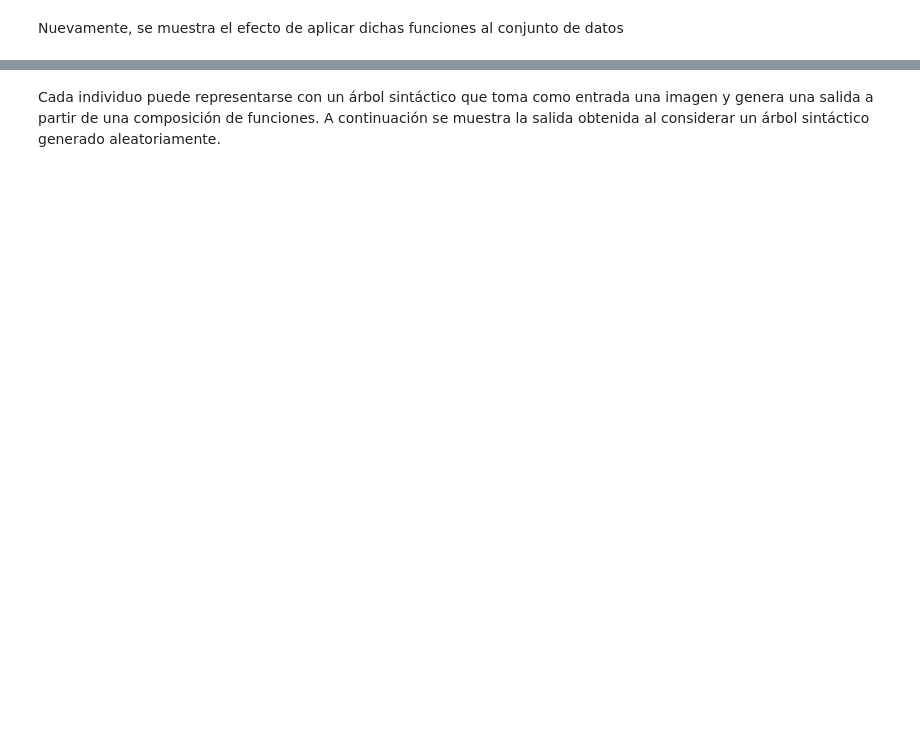
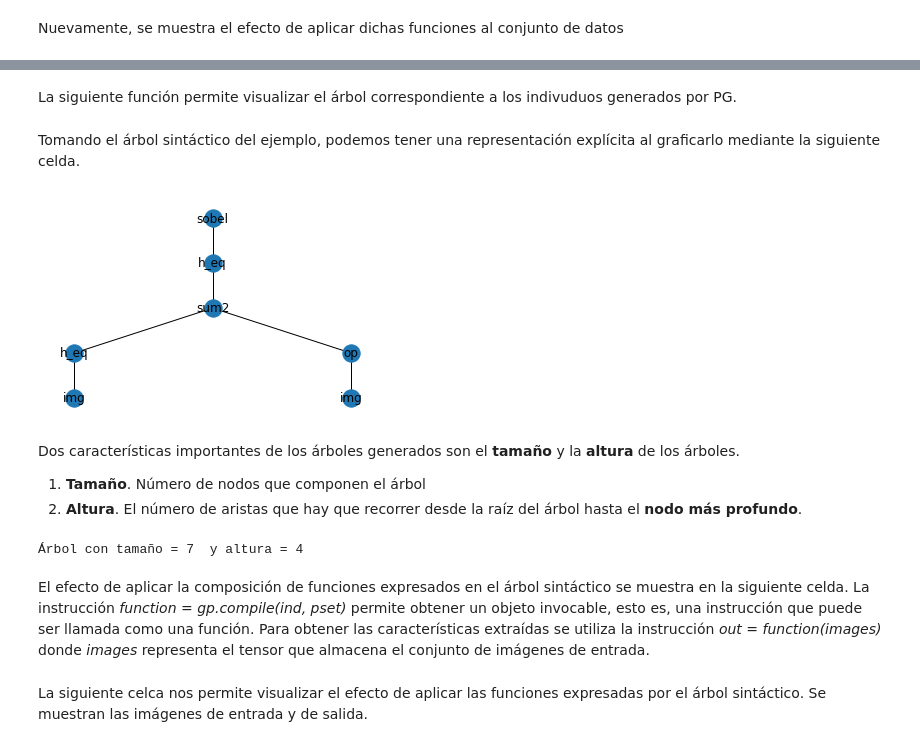
Before and after one commit to hersan19/ENC2022-PI-PG, a Jupyter notebook: tutorial_ENC_PG.ipynb, the cells around one changed output, grey strips where cells are left out. Drawn from its saved outputs; the diff is of its cells as text; code cells hidden in the pictures; blank space fills up the shorter version.

```diff
--- a/tutorial_ENC_PG.ipynb
+++ b/tutorial_ENC_PG.ipynb
@@ -498,6 +465,30 @@ Los individuos tendrán un atributo denominado *fitness* que heredan sus propied
 # %%
 creator.create("FitnessMax", base.Fitness, weights=(1.0,))
 creator.create("Individual", gp.PrimitiveTree, fitness=creator.FitnessMax)
-# %% [markdown]
-Cada individuo puede representarse con un árbol sintáctico que toma como entrada una imagen y genera una salida a partir de una composición de funciones.
-A continuación se muestra la salida obtenida al considerar un árbol sintáctico generado aleatoriamente.
+# %% [markdown]
+La siguiente función permite visualizar el árbol correspondiente a los indivuduos generados por PG.
+# %%
+#Función para graficar/visualizar el árbol
+def plt_ind(inds, titles=[]):
+  if len(titles)==0:
+    titles=len(inds)*['']
+
+  f = plt.figure()
+  for i, ind in enumerate(inds):
+    tree=gp.PrimitiveTree(ind)
+    nodes, edges, labels = gp.graph(tree)
+    g = nx.Graph()
+    g.add_nodes_from(nodes)
+    g.add_edges_from(edges)
+    pos = nx.nx_agraph.graphviz_layout(g, prog="dot")
+
+    # plt.subplot(int('1'+str(len(inds))+str(i+1))).set_title(titles[i])
+    f.add_subplot(1, len(titles), i+1)
+    plt.title(titles[i])
+    nx.draw_networkx_nodes(g, pos)
+    nx.draw_networkx_edges(g, pos)
+    nx.draw_networkx_labels(g, pos, labels)
+
+    plt.axis('off')
+  plt.show()
+  return
@@ -503,0 +511,9 @@ A continuación se muestra la salida obtenida al considerar un árbol sintáctic
+# %% [markdown]
+Tomando el árbol sintáctico del ejemplo, podemos tener una representación explícita al graficarlo mediante la siguiente celda.
+# %%
+syntax_tree = 'sobel(h_eq(sum2(h_eq(img), op(img))))'
+pt = gp.PrimitiveTree.from_string(syntax_tree, pset)
+ind = creator.Individual(pt)
+plt_ind([ind])
+# %% [output]
+[figure, added]
@@ -503,0 +522,14 @@ A continuación se muestra la salida obtenida al considerar un árbol sintáctic
+# %% [markdown]
+Dos características importantes de los árboles generados son el **tamaño** y la **altura** de los árboles.
+
+
+1.   **Tamaño**. Número de nodos que componen el árbol
+2.   **Altura**. El número de aristas que hay que recorrer desde la raíz del árbol hasta el **nodo más profundo**.
+# %%
+tamano = len(ind)
+altura = ind.height
+print(f'Árbol con tamaño = {tamano}  y altura = {altura}')
+# %% [output]
+Árbol con tamaño = 7  y altura = 4
+# %% [markdown]
+El efecto de aplicar la composición de funciones expresados en el árbol sintáctico se muestra en la siguiente celda. La instrucción *function = gp.compile(ind, pset)* permite obtener un objeto invocable, esto es, una instrucción que puede ser llamada como una función. Para obtener las características extraídas se utiliza la instrucción *out = function(images)* donde *images* representa el tensor que almacena el conjunto de imágenes de entrada.
@@ -504 +539,3 @@ A continuación se muestra la salida obtenida al considerar un árbol sintáctic
+# %% [markdown]
+La siguiente celca nos permite visualizar el efecto de aplicar las funciones expresadas por el árbol sintáctico. Se muestran las imágenes de entrada y de salida.
 # %%
```
Also changed, not shown: parts of 72 cells of this notebook.
